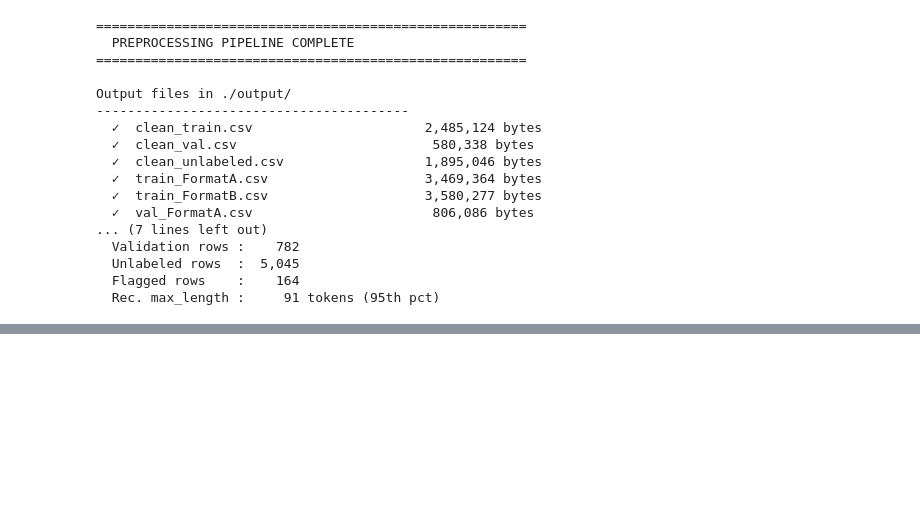
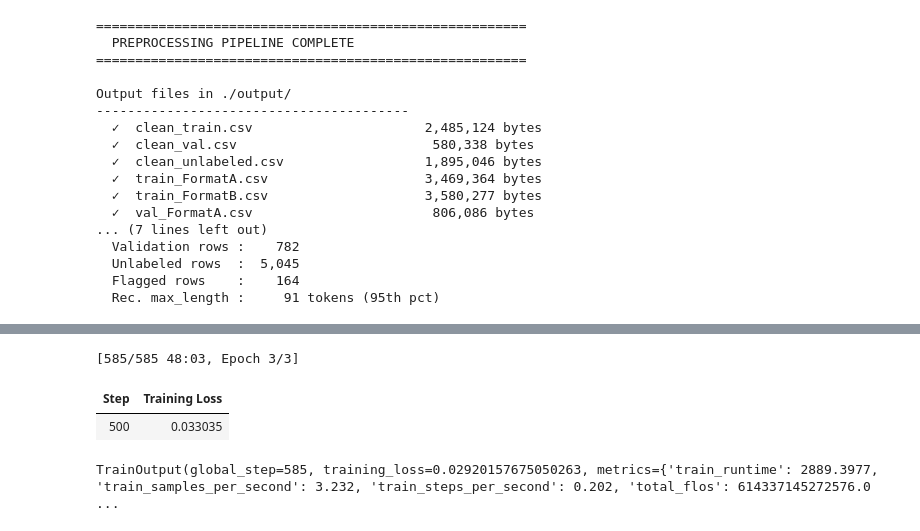
Before and after one commit to noureen-zafan/Deepx-, a Jupyter notebook: DeepX_Preprocessing (1).ipynb, the cells around one changed output, grey strips where cells are left out. Drawn from its saved outputs; the diff is of its cells as text; code cells hidden in the pictures; blank space fills up the shorter version.

```diff
--- a/DeepX_Preprocessing (1).ipynb
+++ b/DeepX_Preprocessing (1).ipynb
@@ -681,0 +911,8 @@ Output files in ./output/
+# %%
+ASPECTS = [
+    "food","service","price","cleanliness",
+    "delivery","ambiance","app_experience",
+    "general","none"
+]
+
+aspect2id = {a:i for i,a in enumerate(ASPECTS)}
@@ -681,0 +960,10 @@ Output files in ./output/
+# %%
+from transformers import AutoModelForSequenceClassification
+
+aspect_model = AutoModelForSequenceClassification.from_pretrained(
+    TOKENIZER_NAME,
+    num_labels=len(ASPECTS),
+    problem_type="multi_label_classification"
+)
+
+aspect_model.resize_token_embeddings(len(tokenizer))
@@ -681,0 +988,32 @@ Output files in ./output/
+# %%
+from transformers import Trainer, TrainingArguments
+
+aspect_args = TrainingArguments(
+    output_dir="./aspect_model",
+    learning_rate=2e-5,
+    per_device_train_batch_size=16,
+    per_device_eval_batch_size=16,
+    num_train_epochs=3
+)
+# %%
+aspect_trainer = Trainer(
+    model=aspect_model,
+    args=aspect_args,
+    train_dataset=AspectDataset(
+        train_df["clean_text"].tolist(),
+        np.stack(train_df["aspect_vector"].values),
+        tokenizer
+    ),
+    eval_dataset=AspectDataset(
+        val_df["clean_text"].tolist(),
+        np.stack(val_df["aspect_vector"].values),
+        tokenizer
+    )
+)
+# %%
+aspect_trainer.train()
+# %% [output]
+[585/585 48:03, Epoch 3/3]
+| Step | Training Loss |
+| 500 | 0.033035 |
+TrainOutput(global_step=585, training_loss=0.02920157675050263, metrics={'train_runtime': 2889.3977, 'train_samples_per_second': 3.232, 'train_steps_per_second': 0.202, 'total_flos': 614337145272576.0 ...
```
Also changed, not shown: parts of 18 cells of this notebook.
